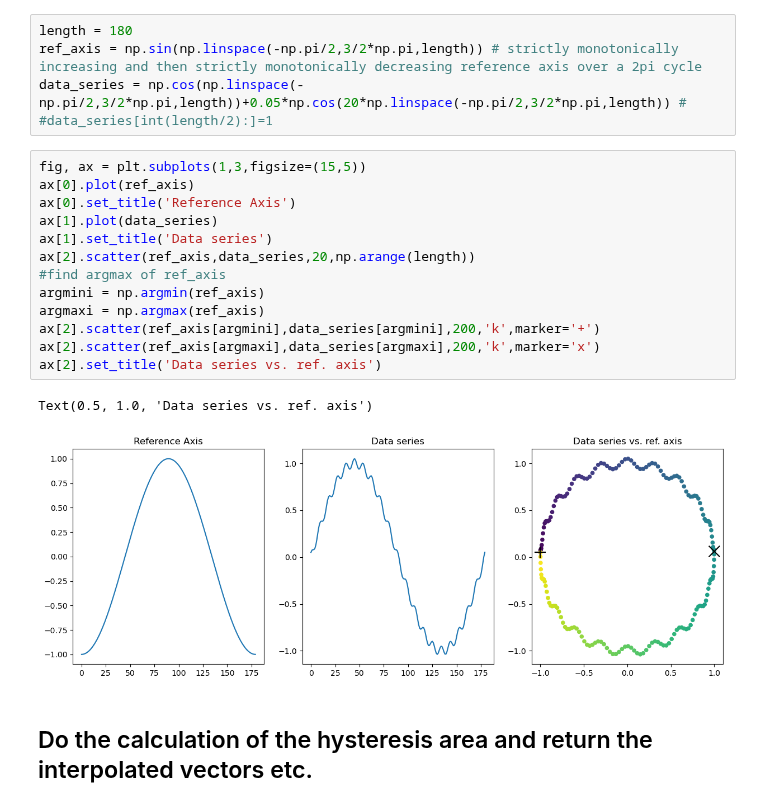
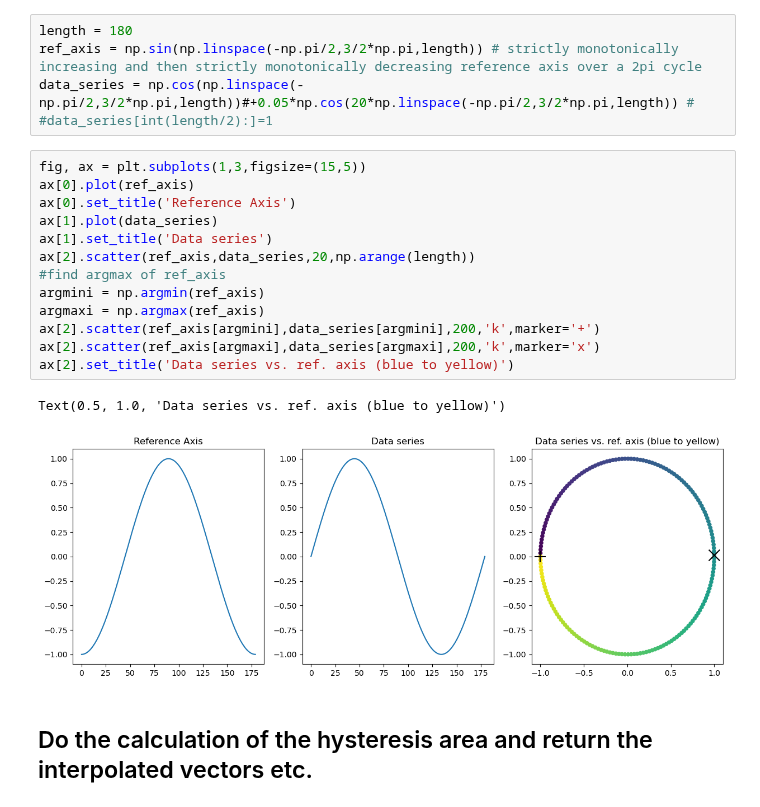
Before and after one commit to eikekoehn/hysteresis, a Jupyter notebook: demo_1d.ipynb, the cells around one changed output. Drawn from its saved outputs; the diff is of its cells as text.

```diff
--- a/demo_1d.ipynb
+++ b/demo_1d.ipynb
@@ -14,24 +25,24 @@ importlib.reload(ha)
 # %%
 length = 180
 ref_axis = np.sin(np.linspace(-np.pi/2,3/2*np.pi,length)) # strictly monotonically increasing and then strictly monotonically decreasing reference axis over a 2pi cycle
-data_series = np.cos(np.linspace(-np.pi/2,3/2*np.pi,length))+0.05*np.cos(20*np.linspace(-np.pi/2,3/2*np.pi,length)) #
+data_series = np.cos(np.linspace(-np.pi/2,3/2*np.pi,length))#+0.05*np.cos(20*np.linspace(-np.pi/2,3/2*np.pi,length)) #
 #data_series[int(length/2):]=1
 # %%
 fig, ax = plt.subplots(1,3,figsize=(15,5))
 ax[0].plot(ref_axis)
 ax[0].set_title('Reference Axis')
 ax[1].plot(data_series)
 ax[1].set_title('Data series')
 ax[2].scatter(ref_axis,data_series,20,np.arange(length))
 #find argmax of ref_axis
 argmini = np.argmin(ref_axis)
 argmaxi = np.argmax(ref_axis)
 ax[2].scatter(ref_axis[argmini],data_series[argmini],200,'k',marker='+')
 ax[2].scatter(ref_axis[argmaxi],data_series[argmaxi],200,'k',marker='x')
-ax[2].set_title('Data series vs. ref. axis')
+ax[2].set_title('Data series vs. ref. axis (blue to yellow)')
 # %% [output]
-Text(0.5, 1.0, 'Data series vs. ref. axis')
+Text(0.5, 1.0, 'Data series vs. ref. axis (blue to yellow)')
-[figure, old version]
+[figure, new version]
 # %% [markdown]
 ## Do the calculation of the hysteresis area and return the interpolated vectors etc.
 # %%
```
Also changed, not shown: parts of 5 cells of this notebook.
